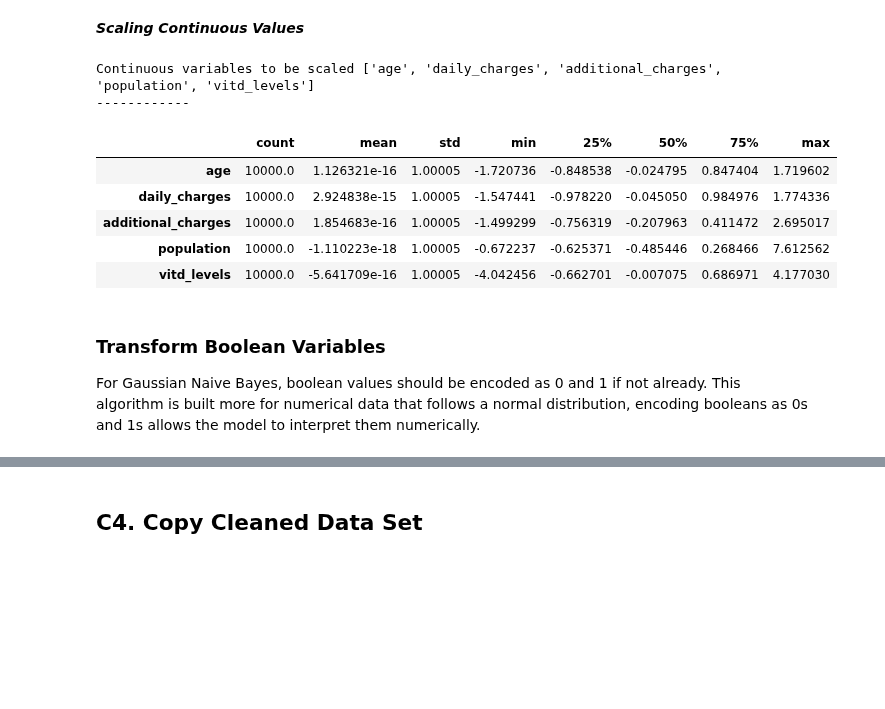
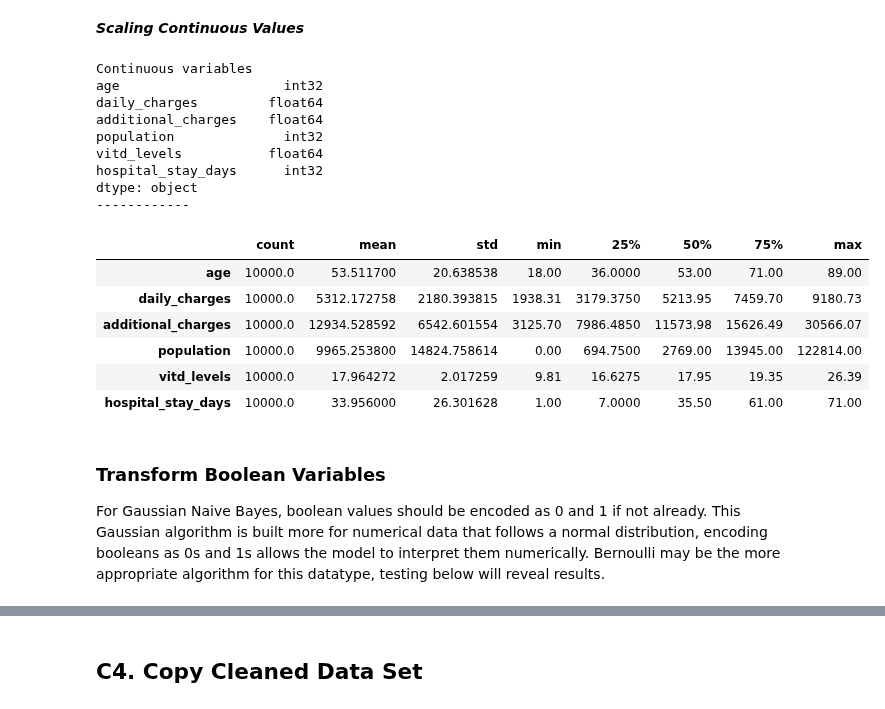
Before and after one commit to DesireeMcElroy/WGU_MSDA, a Jupyter notebook: D209-Data_Mining_I/NaiveBayes_Task1.ipynb, the cells around one changed output, grey strips where cells are left out. Cells and saved outputs as stored; diff of their text form; code cells hidden in the pictures; blank space fills up the shorter version.

```diff
--- a/D209-Data_Mining_I/NaiveBayes_Task1.ipynb
+++ b/D209-Data_Mining_I/NaiveBayes_Task1.ipynb
@@ -100,4 +156,4 @@ The first set of categorical variables listed above are considered categorical b
 # %%
-raw_df = w.get_df(filepath = 'medical_raw_df.csv')
-raw_df.head().T
+raw_df = pd.read_csv('medical_raw_df.csv')
+raw_df.head(3).T
 # %% [output]
@@ -299,29 +323,32 @@ As observed in the visualizations, vitd_levels is the only variable that appears
 # %% [markdown]
 ***Scaling Continuous Values***
 # %%
-print(f'Continuous variables to be scaled {cont_vars}')
+print(f'Continuous variables')
+print(df[cont_vars].dtypes)
 print('------------')
-
-# assign scaler
-scaler = StandardScaler()
-
-# run scale function on columns to scale
-df[cont_vars] = scaler.fit_transform(df[cont_vars])
 
 # quick visual
 df[cont_vars].describe().T
 # %% [output]
-Continuous variables to be scaled ['age', 'daily_charges', 'additional_charges', 'population', 'vitd_levels']
+Continuous variables
+age                     int32
+daily_charges         float64
+additional_charges    float64
+population              int32
+vitd_levels           float64
+hospital_stay_days      int32
+dtype: object
 ------------
 |  | count | mean | std | min | 25% | 50% | 75% | max |
-| age | 10000.0 | 1.126321e-16 | 1.00005 | -1.720736 | -0.848538 | -0.024795 | 0.847404 | 1.719602 |
-| daily_charges | 10000.0 | 2.924838e-15 | 1.00005 | -1.547441 | -0.978220 | -0.045050 | 0.984976 | 1.774336 |
-| additional_charges | 10000.0 | 1.854683e-16 | 1.00005 | -1.499299 | -0.756319 | -0.207963 | 0.411472 | 2.695017 |
-| population | 10000.0 | -1.110223e-18 | 1.00005 | -0.672237 | -0.625371 | -0.485446 | 0.268466 | 7.612562 |
-| vitd_levels | 10000.0 | -5.641709e-16 | 1.00005 | -4.042456 | -0.662701 | -0.007075 | 0.686971 | 4.177030 |
+| age | 10000.0 | 53.511700 | 20.638538 | 18.00 | 36.0000 | 53.00 | 71.00 | 89.00 |
+| daily_charges | 10000.0 | 5312.172758 | 2180.393815 | 1938.31 | 3179.3750 | 5213.95 | 7459.70 | 9180.73 |
+| additional_charges | 10000.0 | 12934.528592 | 6542.601554 | 3125.70 | 7986.4850 | 11573.98 | 15626.49 | 30566.07 |
+| population | 10000.0 | 9965.253800 | 14824.758614 | 0.00 | 694.7500 | 2769.00 | 13945.00 | 122814.00 |
+| vitd_levels | 10000.0 | 17.964272 | 2.017259 | 9.81 | 16.6275 | 17.95 | 19.35 | 26.39 |
+| hospital_stay_days | 10000.0 | 33.956000 | 26.301628 | 1.00 | 7.0000 | 35.50 | 61.00 | 71.00 |
 # %% [markdown]
 ### Transform Boolean Variables
-For Gaussian Naive Bayes, boolean values should be encoded as 0 and 1 if not already. This algorithm is built more for numerical data that follows a normal distribution, encoding booleans as 0s and 1s allows the model to interpret them numerically.
+For Gaussian Naive Bayes, boolean values should be encoded as 0 and 1 if not already. This Gaussian algorithm is built more for numerical data that follows a normal distribution, encoding booleans as 0s and 1s allows the model to interpret them numerically. Bernoulli may be the more appropriate algorithm for this datatype, testing below will reveal results.
 # %%
 # replace True with 1's and False with 0's
 df[bool_vars] = df[bool_vars].replace(True, 1)
```
Also changed, not shown: parts of 57 cells of this notebook, 1 other file.
